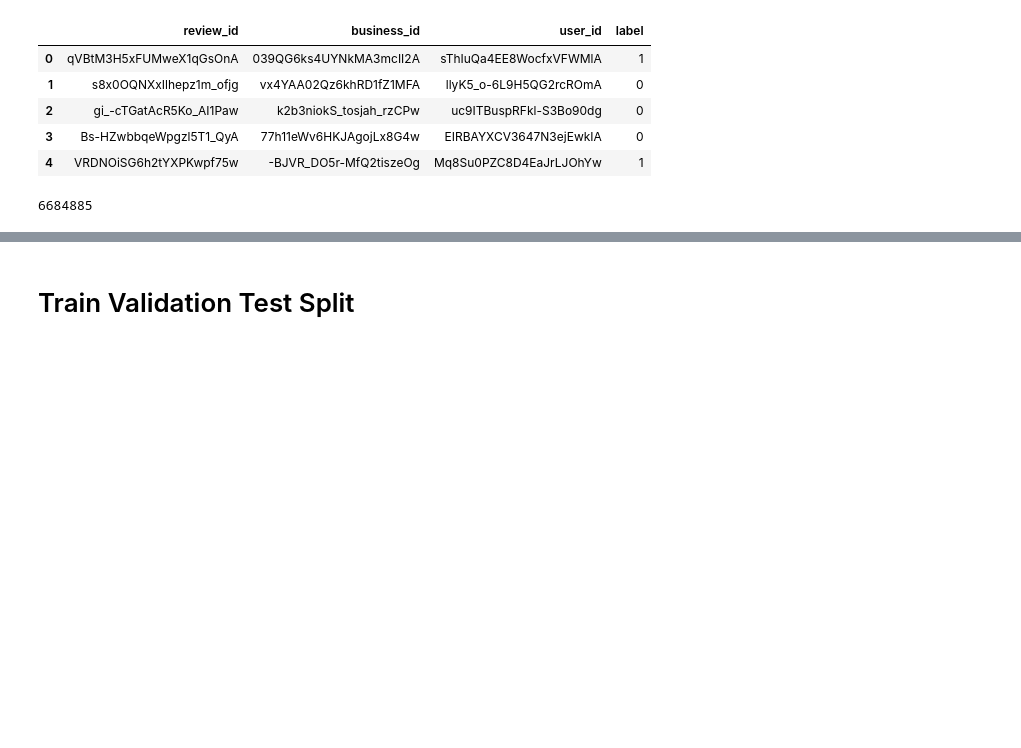
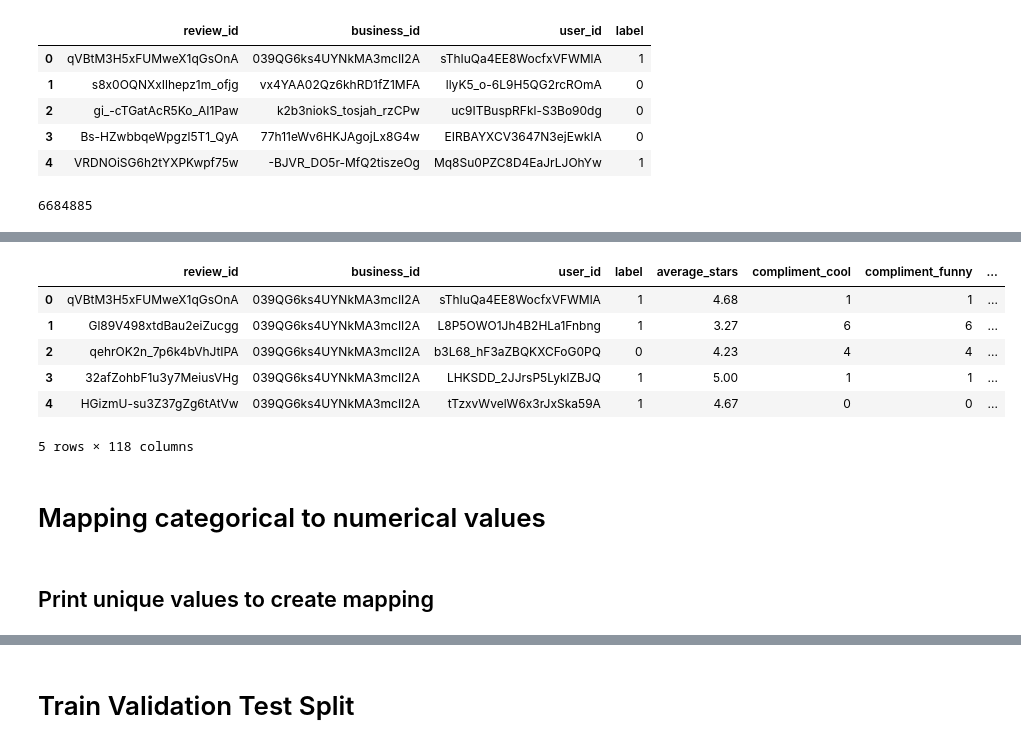
Before and after one commit to fredmell/CS229Project, a Jupyter notebook: python/Feature Selection + Dataset Split.ipynb, the cells around one changed output, grey strips where cells are left out. Drawn from its saved outputs; the diff is of its cells as text; code cells hidden in the pictures; blank space fills up the shorter version.

```diff
--- a/python/Feature Selection + Dataset Split.ipynb
+++ b/python/Feature Selection + Dataset Split.ipynb
@@ -356,0 +371,22 @@ nb_reviews
+# %%
+df.rename(columns={"review_count_x": "user_review_count", "review_count_y": "business_review_count"}, inplace=True)
+# %%
+df.drop(['name', 'address', 'city', 'state'], axis=1, inplace=True)
+# %%
+df_back_up = df.copy()
+# %%
+df = df_back_up.copy()
+# %%
+df.head()
+# %% [output]
+|  | review_id | business_id | user_id | label | average_stars | compliment_cool | compliment_funny | ... |
+| 0 | qVBtM3H5xFUMweX1qGsOnA | 039QG6ks4UYNkMA3mcII2A | sThIuQa4EE8WocfxVFWMlA | 1 | 4.68 | 1 | 1 | ... |
+| 1 | Gl89V498xtdBau2eiZucgg | 039QG6ks4UYNkMA3mcII2A | L8P5OWO1Jh4B2HLa1Fnbng | 1 | 3.27 | 6 | 6 | ... |
+| 2 | qehrOK2n_7p6k4bVhJtIPA | 039QG6ks4UYNkMA3mcII2A | b3L68_hF3aZBQKXCFoG0PQ | 0 | 4.23 | 4 | 4 | ... |
+| 3 | 32afZohbF1u3y7MeiusVHg | 039QG6ks4UYNkMA3mcII2A | LHKSDD_2JJrsP5LyklZBJQ | 1 | 5.00 | 1 | 1 | ... |
+| 4 | HGizmU-su3Z37gZg6tAtVw | 039QG6ks4UYNkMA3mcII2A | tTzxvWvelW6x3rJxSka59A | 1 | 4.67 | 0 | 0 | ... |
+5 rows × 118 columns
+# %% [markdown]
+# Mapping categorical to numerical values
+# %% [markdown]
+## Print unique values to create mapping
```
Also changed, not shown: parts of 47 cells of this notebook, 5 other files.
